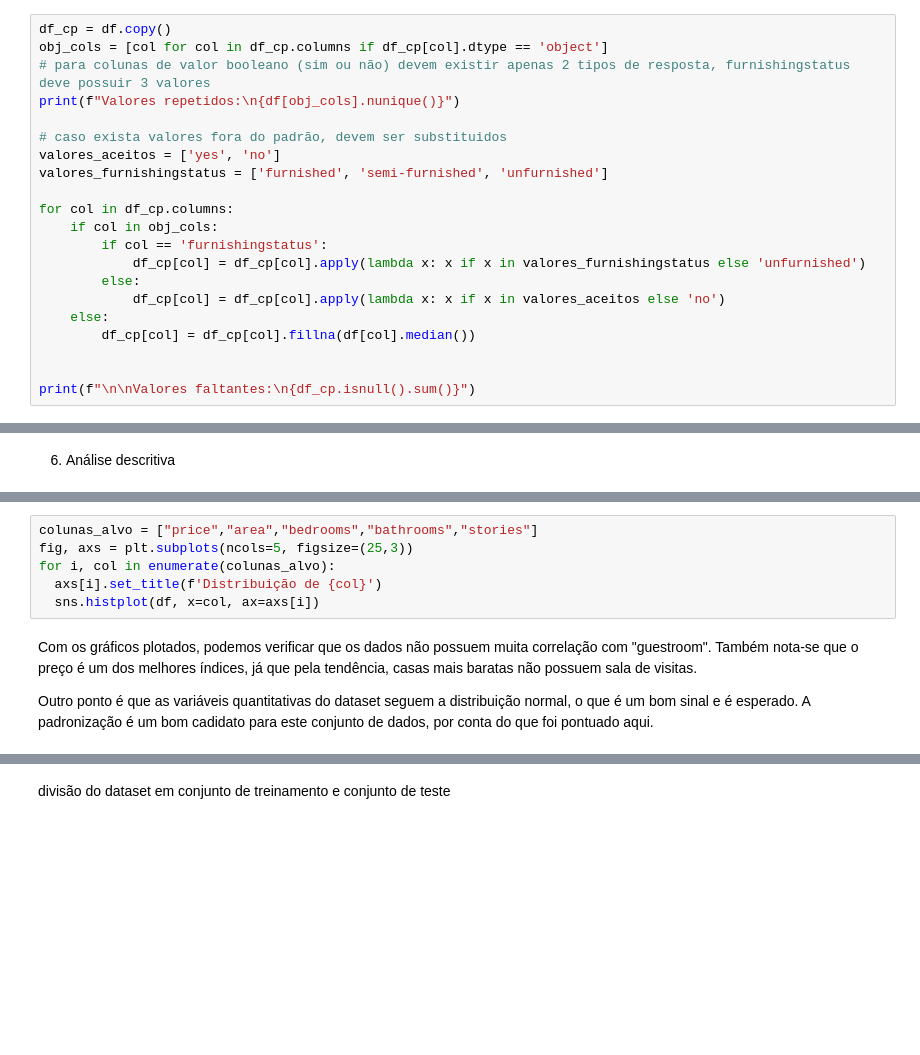
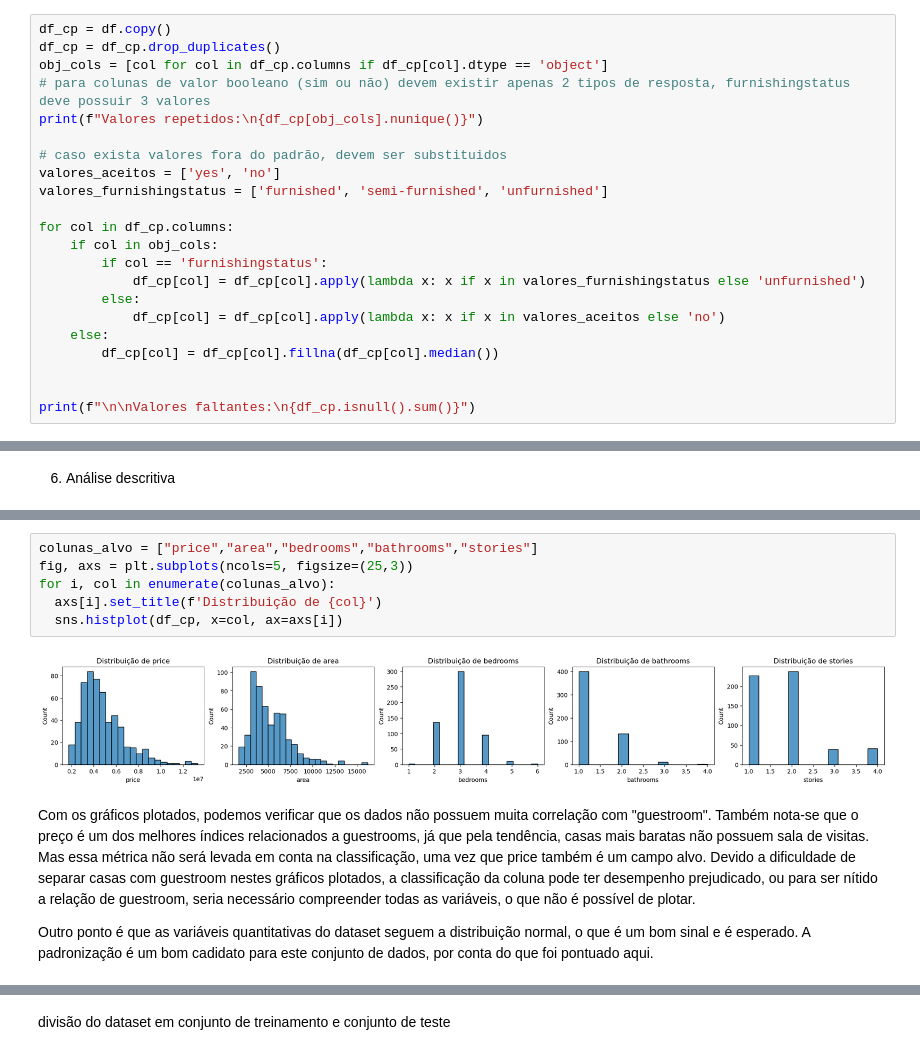
Before and after one commit to vitor-pelicer/Housing-prices-analysis, a Jupyter notebook: Housing_analysis.ipynb, the cells around one changed output, grey strips where cells are left out. Saved outputs shown, nothing was run; the diff lists cells and outputs as text; blank space fills up the shorter version.

```diff
--- a/Housing_analysis.ipynb
+++ b/Housing_analysis.ipynb
@@ -22,9 +43,10 @@ df.info()
 3) limpeza de dados indesejados
 # %%
 df_cp = df.copy()
+df_cp = df_cp.drop_duplicates()
 obj_cols = [col for col in df_cp.columns if df_cp[col].dtype == 'object']
 # para colunas de valor booleano (sim ou não) devem existir apenas 2 tipos de resposta, furnishingstatus deve possuir 3 valores
-print(f"Valores repetidos:\n{df[obj_cols].nunique()}")
+print(f"Valores repetidos:\n{df_cp[obj_cols].nunique()}")
 
 # caso exista valores fora do padrão, devem ser substituidos
 valores_aceitos = ['yes', 'no']
@@ -37,7 +59,7 @@ for col in df_cp.columns:
         else:
             df_cp[col] = df_cp[col].apply(lambda x: x if x in valores_aceitos else 'no')
     else:
-        df_cp[col] = df_cp[col].fillna(df[col].median())
+        df_cp[col] = df_cp[col].fillna(df_cp[col].median())
 
 
 print(f"\n\nValores faltantes:\n{df_cp.isnull().sum()}")
@@ -78,10 +144,12 @@ for col in colunas_alvo:
 # %%
 colunas_alvo = ["price","area","bedrooms","bathrooms","stories"]
 fig, axs = plt.subplots(ncols=5, figsize=(25,3))
 for i, col in enumerate(colunas_alvo):
   axs[i].set_title(f'Distribuição de {col}')
-  sns.histplot(df, x=col, ax=axs[i])
+  sns.histplot(df_cp, x=col, ax=axs[i])
+# %% [output]
+[figure, added]
 # %% [markdown]
-Com os gráficos plotados, podemos verificar que os dados não possuem muita correlação com "guestroom". Também nota-se que o preço é um dos melhores índices, já que pela tendência, casas mais baratas não possuem sala de visitas.
+Com os gráficos plotados, podemos verificar que os dados não possuem muita correlação com "guestroom". Também nota-se que o preço é um dos melhores índices relacionados a guestrooms, já que pela tendência, casas mais baratas não possuem sala de visitas. Mas essa métrica não será levada em conta na classificação, uma vez que price também é um campo alvo. Devido a dificuldade de separar casas com guestroom nestes gráficos plotados, a classificação da coluna pode ter desempenho prejudicado, ou para ser nítido a relação de guestroom, seria necessário compreender todas as variáveis, o que não é possível de plotar.
 
 Outro ponto é que as variáveis quantitativas do dataset seguem a distribuição normal, o que é um bom sinal e é esperado. A padronização é um bom cadidato para este conjunto de dados, por conta do que foi pontuado aqui.
```
Also changed, not shown: parts of 10 cells of this notebook.
